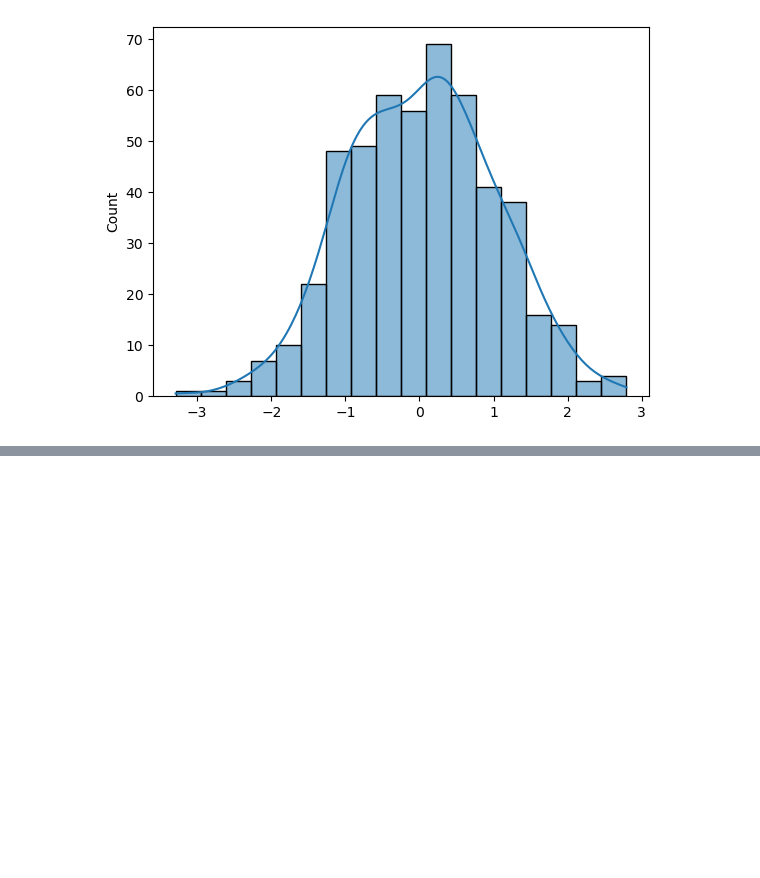
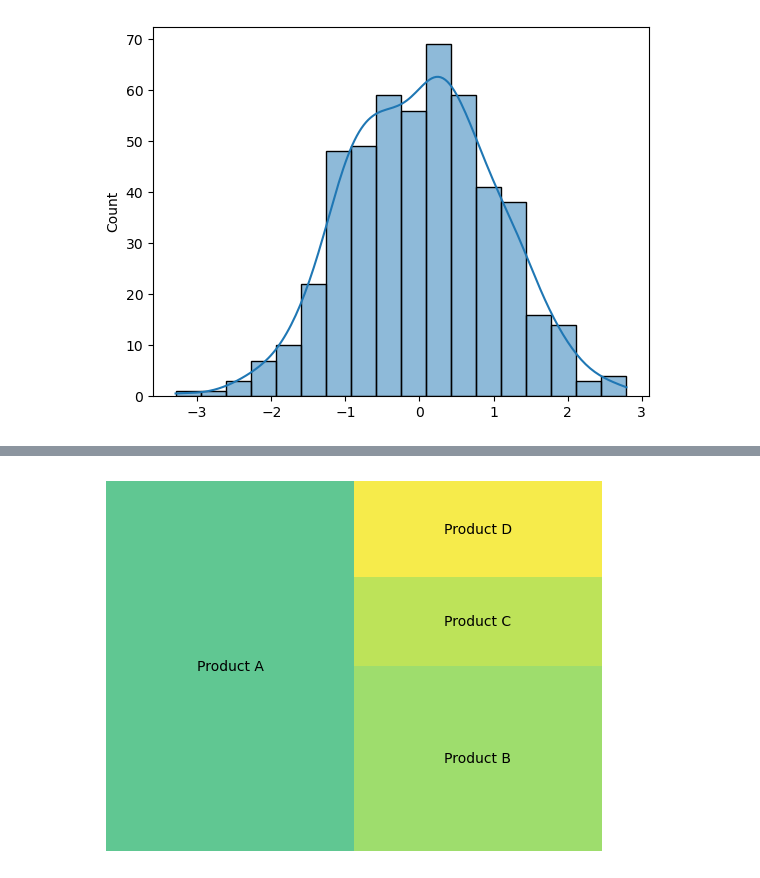
Before and after one commit to ARUNAGIRINATHAN-K/Unknown-1, a Jupyter notebook: Annotated Timelines.ipynb, the cells around one changed output, grey strips where cells are left out. Saved outputs shown, nothing was run; the diff lists cells and outputs as text; code cells hidden in the pictures; blank space fills up the shorter version.

```diff
--- a/Annotated Timelines.ipynb
+++ b/Annotated Timelines.ipynb
@@ -185,0 +198,11 @@ plt.show()
+# %%
+import squarify
+
+sizes = [50, 25, 12, 13]
+labels = ["Product A", "Product B", "Product C", "Product D"]
+
+squarify.plot(sizes=sizes, label=labels, alpha=.8)
+plt.axis('off')
+plt.show()
+# %% [output]
+[figure, added]
```
Also changed, not shown: parts of 2 cells of this notebook.
